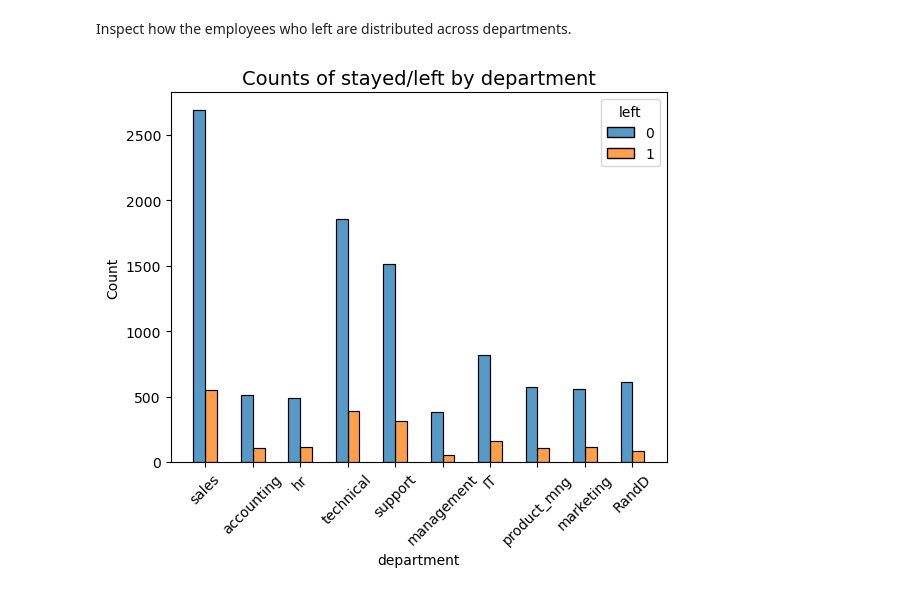
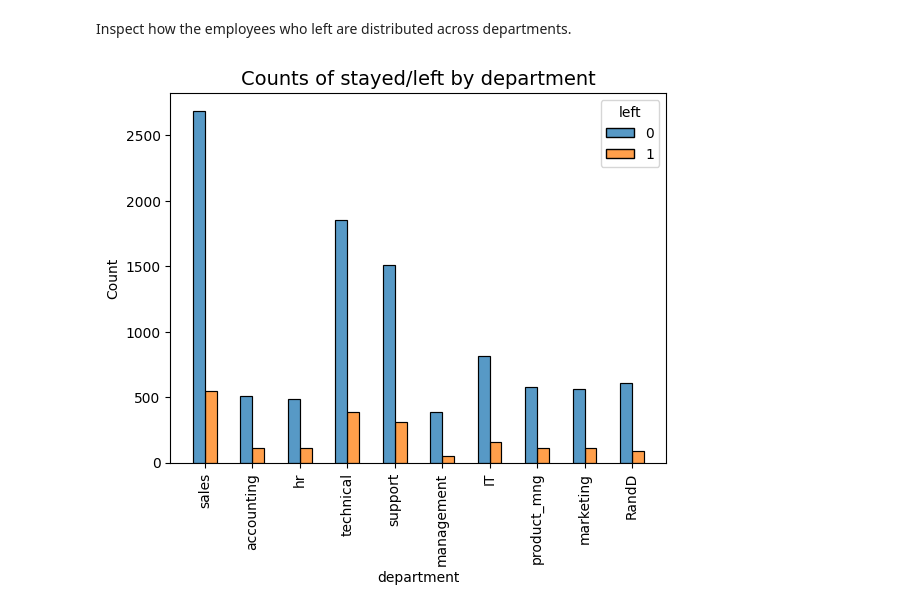
Before and after one commit to AlbertoMPalacioBastos/Machine_Learning_to_provide_insights_for_Human_Resources, a Jupyter notebook: Salifort Motors Project.ipynb, the cells around one changed output. Drawn from its saved outputs; the diff is of its cells as text; code cells hidden in the pictures.

```diff
--- a/Salifort Motors Project.ipynb
+++ b/Salifort Motors Project.ipynb
@@ -615,11 +615,11 @@ Inspect how the employees who left are distributed across departments.
 # %%
 # Create stacked histogram to compare department distribution of employees who left to that of employees who didn't
 plt.figure()
 sns.histplot(data=df1, x='department', hue='left', discrete=True,
              hue_order=[0, 1], multiple='dodge', shrink=.5)
-plt.xticks(rotation=45)
+plt.xticks(rotation=90)
 plt.title('Counts of stayed/left by department', fontsize=14)
 
 plt.show()
 # %% [output]
-[figure, old version]
+[figure, new version]
```
Also changed, not shown: parts of 11 cells of this notebook.
